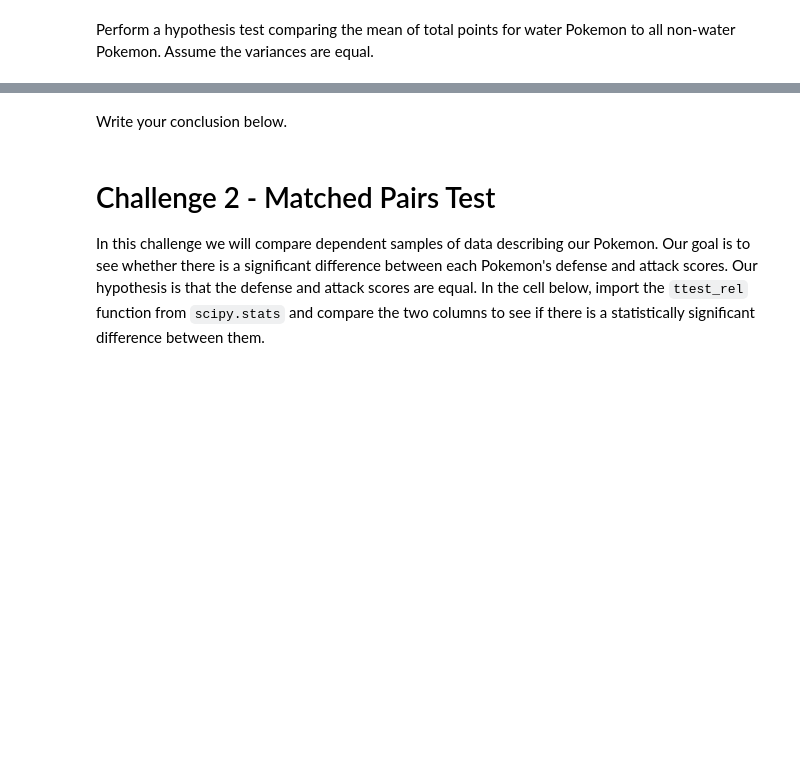
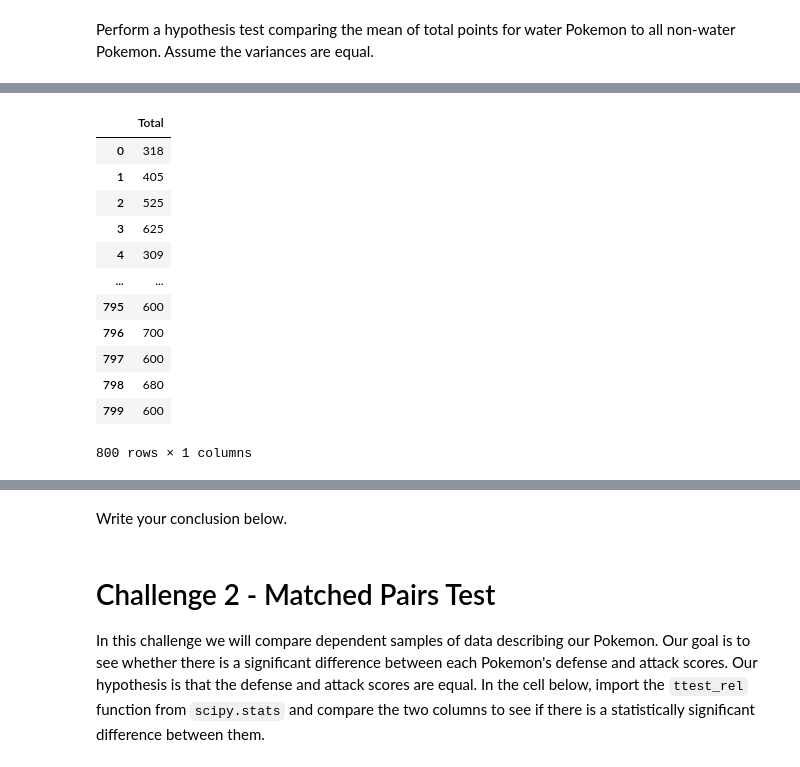
Before and after one commit to Ironhack-Data-Madrid-Octubre-2023/6.3-lab_two_sample_hypothesis_test, a Jupyter notebook: your-code/main.ipynb, the cells around one changed output, grey strips where cells are left out. Drawn from its saved outputs; the diff is of its cells as text; code cells hidden in the pictures; blank space fills up the shorter version.

```diff
--- a/your-code/main.ipynb
+++ b/your-code/main.ipynb
@@ -252,0 +307,18 @@ Perform a hypothesis test comparing the mean of total points for water Pokemon t
+# %%
+poke_not_water = pokemon[((pokemon['Type 1'] != 'Water') | (pokemon['Type 2'] != 'Water'))]
+poke_not_water_df = poke_not_water['Total'].to_frame()
+poke_not_water_df
+# %% [output]
+|  | Total |
+| 0 | 318 |
+| 1 | 405 |
+| 2 | 525 |
+| 3 | 625 |
+| 4 | 309 |
+| ... | ... |
+| 795 | 600 |
+| 796 | 700 |
+| 797 | 600 |
+| 798 | 680 |
+| 799 | 600 |
+800 rows × 1 columns
```
Also changed, not shown: parts of 34 cells of this notebook.
